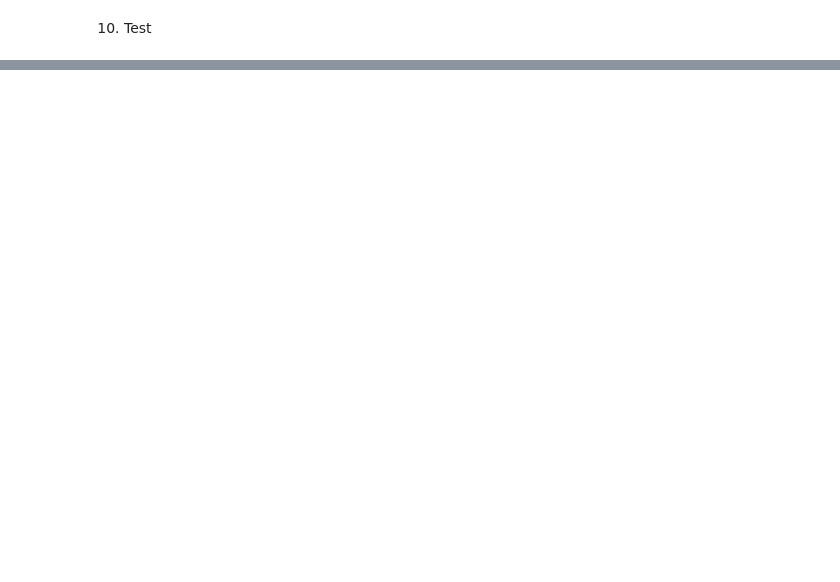
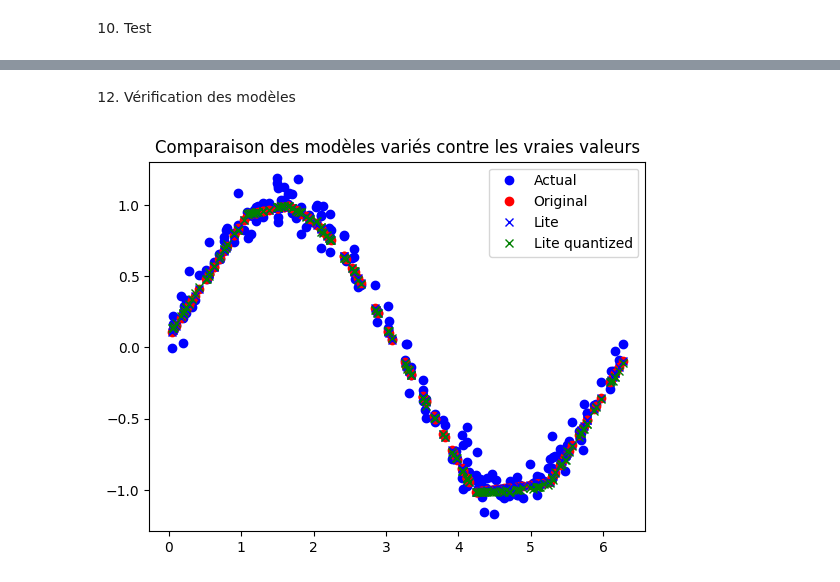
Before and after one commit to robohie/prog_python, a Jupyter notebook: deep_learning_cours.ipynb, the cells around one changed output, grey strips where cells are left out. Drawn from its saved outputs; the diff is of its cells as text; code cells hidden in the pictures; blank space fills up the shorter version.

```diff
--- a/deep_learning_cours.ipynb
+++ b/deep_learning_cours.ipynb
@@ -164,0 +262,43 @@ plt.show()
+# %% [markdown]
+12. Vérification des modèles
+# %%
+# 1. Instanciation de l'interpréteur
+sine_model = tf.lite.Interpreter("sine_model.tflite")
+sine_model_quantized = tf.lite.Interpreter("sine_model_quantized.tflite")
+
+# 2. Allocation de la mémoire pour chaque model
+sine_model.allocate_tensors()
+sine_model_quantized.allocate_tensors()
+
+# 3. Obtenir les indexes des tenseurs d'entrée et de sortie
+sine_model_input_index = sine_model.get_input_details()[0]["index"]
+sine_model_output_index = sine_model.get_output_details()[0]["index"]
+sine_model_quantized_input_index = sine_model_quantized.get_input_details()[0]["index"]
+sine_model_quantized_output_index = sine_model_quantized.get_output_details()[0]["index"]
+
+# Créer des vecteurs pour stocker les resultats
+sine_model_predictions = []
+sine_model_quantized_predictions = []
+
+# Execution de chaque modèle pour chaque valeur et sauvegarde des resultats
+for x_value in x_test:
+    x_value_tensor = tf.convert_to_tensor([[x_value]], dtype=np.float32)
+    sine_model.set_tensor(sine_model_input_index, x_value_tensor)
+    # Exécution des inférences
+    sine_model.invoke()
+    # Lecture des prédictions à partir du tenseur de sortie
+    sine_model_predictions.append(sine_model.get_tensor(sine_model_output_index)[0])
+    sine_model_quantized.set_tensor(sine_model_quantized_input_index, x_value_tensor)
+    sine_model_quantized.invoke()
+    sine_model_quantized_predictions.append(sine_model_quantized.get_tensor(sine_model_quantized_output_index)[0])
+
+plt.clf()
+plt.title("Comparaison des modèles variés contre les vraies valeurs")
+plt.plot(x_test, y_test, "bo", label="Actual")
+plt.plot(x_test, predictions, "ro", label="Original")
+plt.plot(x_test, sine_model_predictions, "bx", label="Lite")
+plt.plot(x_test, sine_model_quantized_predictions, "gx", label="Lite quantized")
+plt.legend()
+plt.show()
+# %% [output]
+[figure, added]
```
Also changed, not shown: parts of 10 cells of this notebook, 4 other files.
